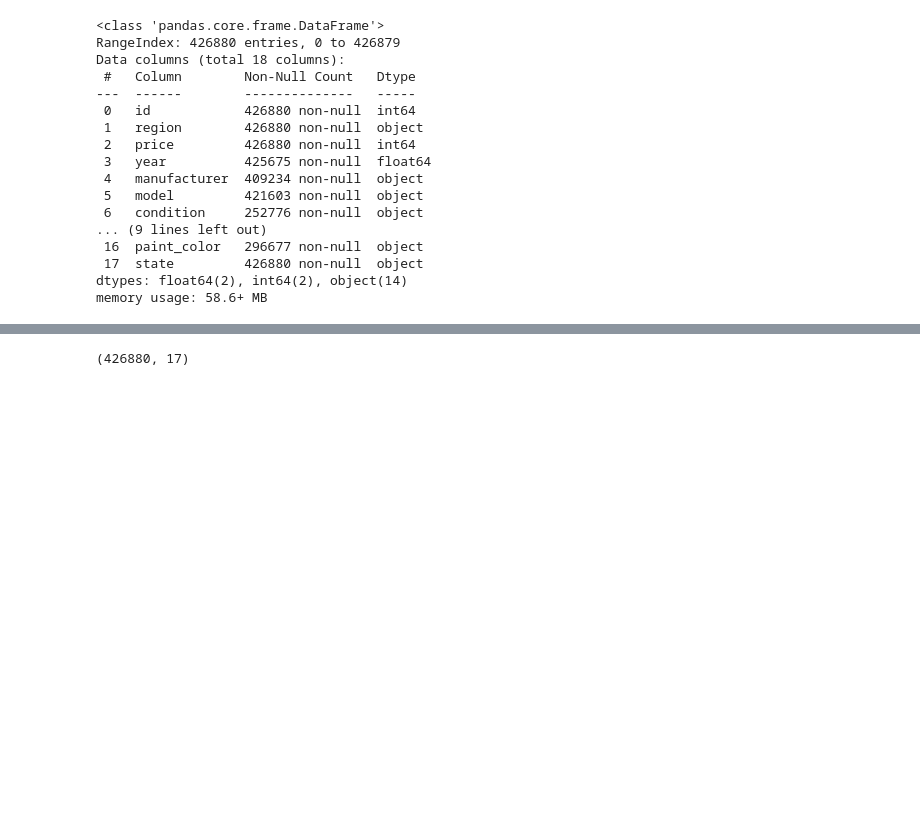
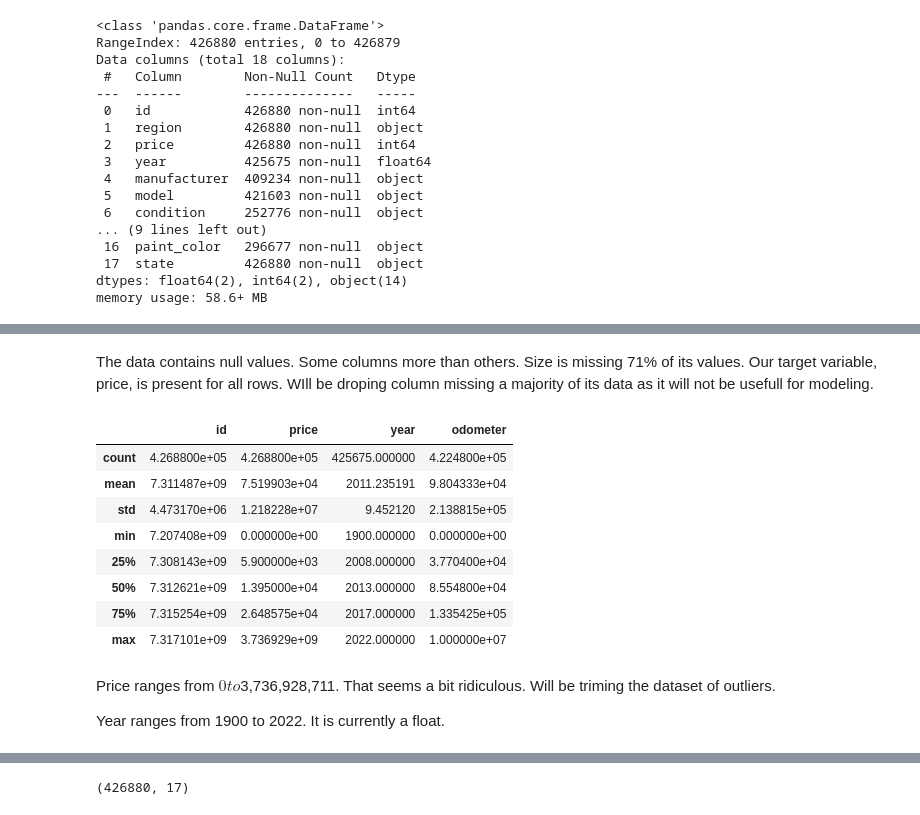
Before and after one commit to ngratzi/car_analysis, a Jupyter notebook: prompt_II.ipynb, the cells around one changed output, grey strips where cells are left out. Drawn from its saved outputs; the diff is of its cells as text; code cells hidden in the pictures; blank space fills up the shorter version.

```diff
--- a/prompt_II.ipynb
+++ b/prompt_II.ipynb
@@ -87,0 +117,19 @@ Index(['id', 'region', 'price', 'year', 'manufacturer', 'model', 'condition',
+# %% [markdown]
+The data contains null values. Some columns more than others. Size is missing 71% of its values. Our target variable, price, is present for all rows. WIll be droping column missing a majority of its data as it will not be usefull for modeling.
+# %%
+# Examine numeric data
+df.select_dtypes(include='number').describe()
+# %% [output]
+|  | id | price | year | odometer |
+| count | 4.268800e+05 | 4.268800e+05 | 425675.000000 | 4.224800e+05 |
+| mean | 7.311487e+09 | 7.519903e+04 | 2011.235191 | 9.804333e+04 |
+| std | 4.473170e+06 | 1.218228e+07 | 9.452120 | 2.138815e+05 |
+| min | 7.207408e+09 | 0.000000e+00 | 1900.000000 | 0.000000e+00 |
+| 25% | 7.308143e+09 | 5.900000e+03 | 2008.000000 | 3.770400e+04 |
+| 50% | 7.312621e+09 | 1.395000e+04 | 2013.000000 | 8.554800e+04 |
+| 75% | 7.315254e+09 | 2.648575e+04 | 2017.000000 | 1.335425e+05 |
+| max | 7.317101e+09 | 3.736929e+09 | 2022.000000 | 1.000000e+07 |
+# %% [markdown]
+Price ranges from $0 to $3,736,928,711. That seems a bit ridiculous. Will be triming the dataset of outliers.
+
+Year ranges from 1900 to 2022. It is currently a float.
```
Also changed, not shown: parts of 15 cells of this notebook.
